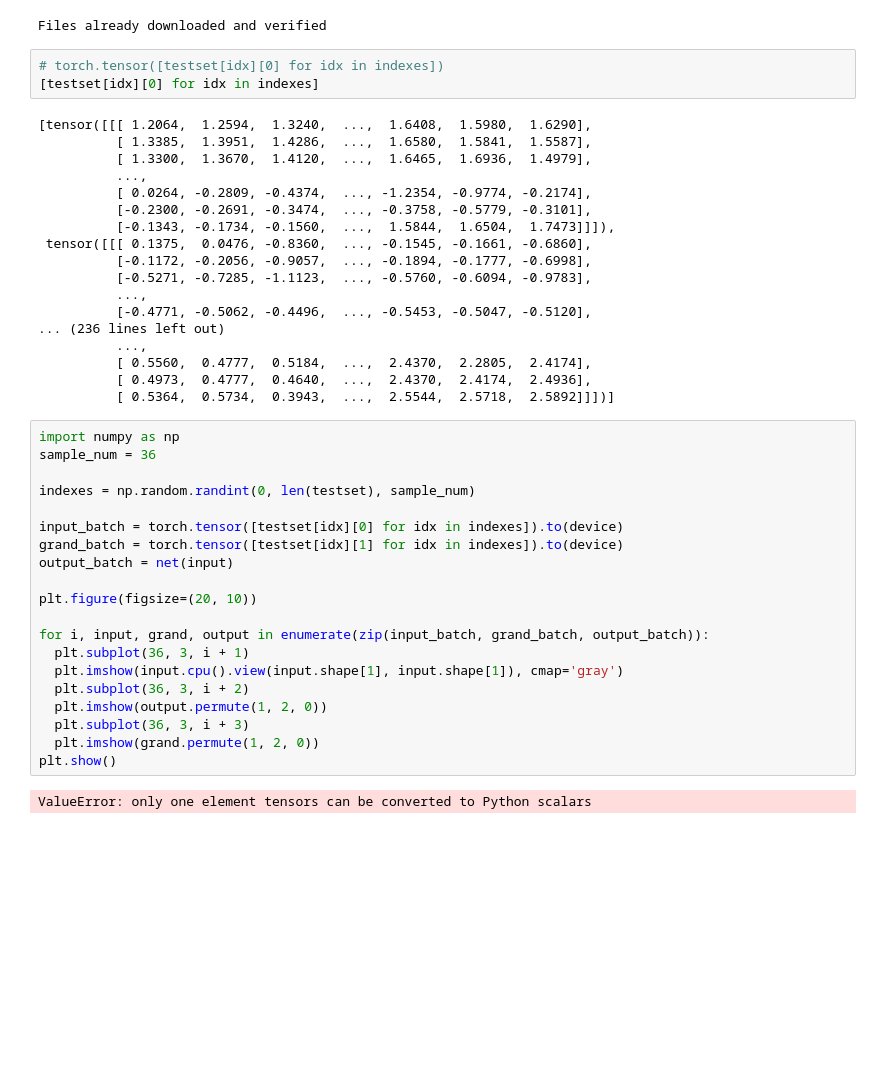
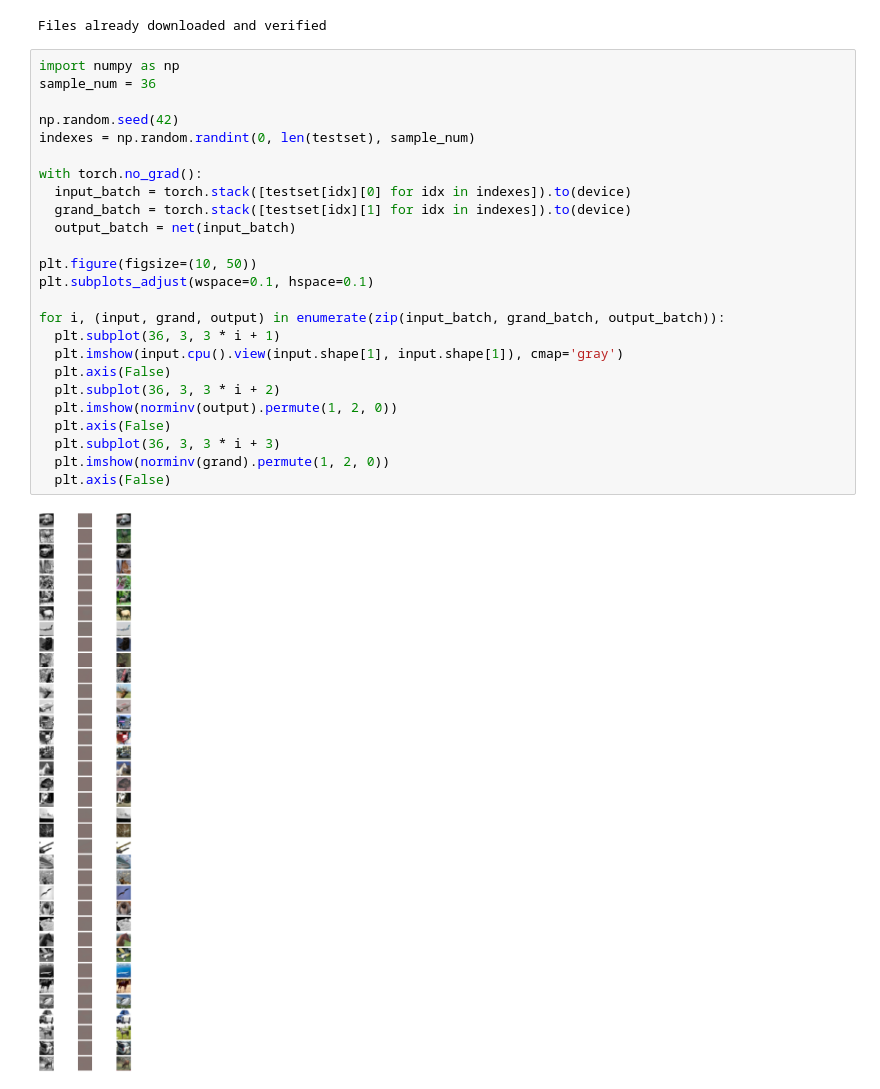
Before and after one commit to MehdiJmlkh/Deep-Learning-Course-Homeworks-S2024, a Jupyter notebook: HW2/CIFAR10_Classification_And_Colorization.ipynb, the cells around one changed output. Saved outputs shown, nothing was run; the diff lists cells and outputs as text; blank space fills up the shorter version.

```diff
--- a/HW2/CIFAR10_Classification_And_Colorization.ipynb
+++ b/HW2/CIFAR10_Classification_And_Colorization.ipynb
@@ -719,46 +711,30 @@ testset = BlackAndWhiteCIFAR10(train=False, root='./data', download=True, transf
 testloader = DataLoader(testset, batch_size=batch_size, shuffle=False, num_workers=2)
 # %% [output]
 Files already downloaded and verified
-# %%
-# torch.tensor([testset[idx][0] for idx in indexes])
-[testset[idx][0] for idx in indexes]
-# %% [output]
-[tensor([[[ 1.2064,  1.2594,  1.3240,  ...,  1.6408,  1.5980,  1.6290],
-          [ 1.3385,  1.3951,  1.4286,  ...,  1.6580,  1.5841,  1.5587],
-          [ 1.3300,  1.3670,  1.4120,  ...,  1.6465,  1.6936,  1.4979],
-          ...,
-          [ 0.0264, -0.2809, -0.4374,  ..., -1.2354, -0.9774, -0.2174],
-          [-0.2300, -0.2691, -0.3474,  ..., -0.3758, -0.5779, -0.3101],
-          [-0.1343, -0.1734, -0.1560,  ...,  1.5844,  1.6504,  1.7473]]]),
- tensor([[[ 0.1375,  0.0476, -0.8360,  ..., -0.1545, -0.1661, -0.6860],
-          [-0.1172, -0.2056, -0.9057,  ..., -0.1894, -0.1777, -0.6998],
-          [-0.5271, -0.7285, -1.1123,  ..., -0.5760, -0.6094, -0.9783],
-          ...,
-          [-0.4771, -0.5062, -0.4496,  ..., -0.5453, -0.5047, -0.5120],
-... (236 lines left out)
-          ...,
-          [ 0.5560,  0.4777,  0.5184,  ...,  2.4370,  2.2805,  2.4174],
-          [ 0.4973,  0.4777,  0.4640,  ...,  2.4370,  2.4174,  2.4936],
-          [ 0.5364,  0.5734,  0.3943,  ...,  2.5544,  2.5718,  2.5892]]])]
 # %%
 import numpy as np
 sample_num = 36
 
+np.random.seed(42)
 indexes = np.random.randint(0, len(testset), sample_num)
 
-input_batch = torch.tensor([testset[idx][0] for idx in indexes]).to(device)
-grand_batch = torch.tensor([testset[idx][1] for idx in indexes]).to(device)
-output_batch = net(input)
+with torch.no_grad():
+  input_batch = torch.stack([testset[idx][0] for idx in indexes]).to(device)
+  grand_batch = torch.stack([testset[idx][1] for idx in indexes]).to(device)
+  output_batch = net(input_batch)
 
-plt.figure(figsize=(20, 10))
+plt.figure(figsize=(10, 50))
+plt.subplots_adjust(wspace=0.1, hspace=0.1)
 
-for i, input, grand, output in enumerate(zip(input_batch, grand_batch, output_batch)):
-  plt.subplot(36, 3, i + 1)
+for i, (input, grand, output) in enumerate(zip(input_batch, grand_batch, output_batch)):
+  plt.subplot(36, 3, 3 * i + 1)
   plt.imshow(input.cpu().view(input.shape[1], input.shape[1]), cmap='gray')
-  plt.subplot(36, 3, i + 2)
-  plt.imshow(output.permute(1, 2, 0))
-  plt.subplot(36, 3, i + 3)
-  plt.imshow(grand.permute(1, 2, 0))
-plt.show()
+  plt.axis(False)
+  plt.subplot(36, 3, 3 * i + 2)
+  plt.imshow(norminv(output).permute(1, 2, 0))
+  plt.axis(False)
+  plt.subplot(36, 3, 3 * i + 3)
+  plt.imshow(norminv(grand).permute(1, 2, 0))
+  plt.axis(False)
 # %% [output]
-ValueError: only one element tensors can be converted to Python scalars
+[figure, added]
```
Also changed, not shown: parts of 10 cells of this notebook.
